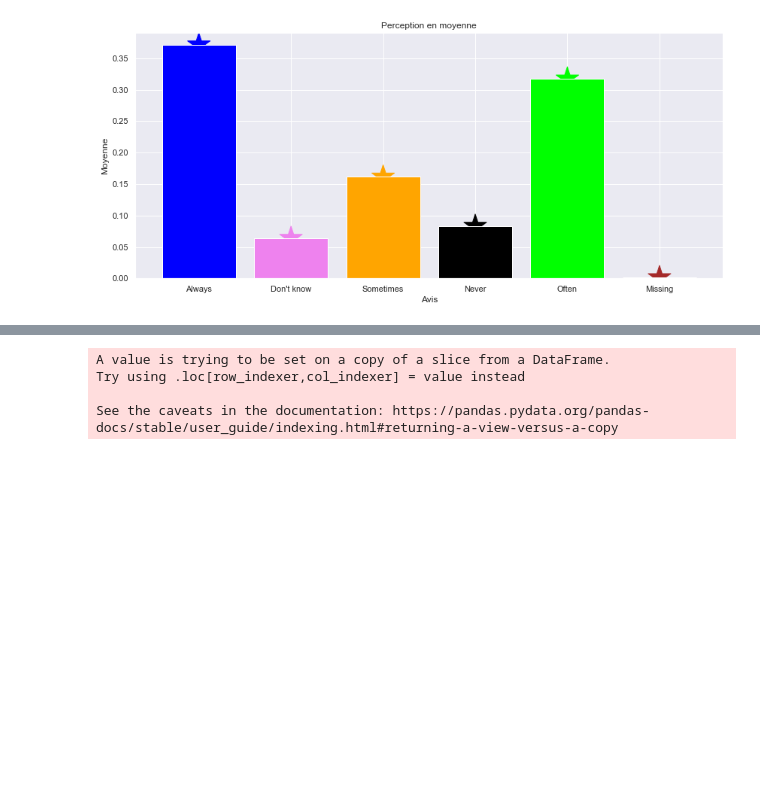
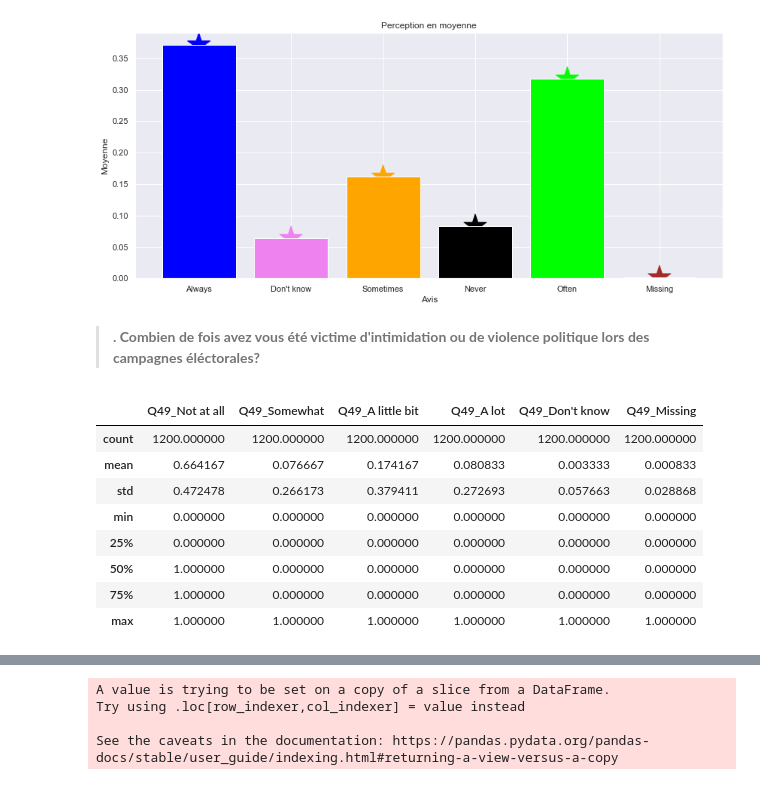
Before and after one commit to ikhalild/Data-analysis-with-python, a Jupyter notebook: manipulation.ipynb, the cells around one changed output, grey strips where cells are left out. Drawn from its saved outputs; the diff is of its cells as text; code cells hidden in the pictures; blank space fills up the shorter version.

Commit message:
Victime de violence politique en campagne électorale

```diff
--- a/manipulation.ipynb
+++ b/manipulation.ipynb
@@ -733,3 +733,18 @@ plt.ylabel("Moyenne")
 # %% [output]
 Text(0, 0.5, 'Moyenne')
 [figure]
+# %% [markdown]
+>**. Combien de fois avez vous été victime d'intimidation ou de violence politique lors des campagnes éléctorales?**
+# %%
+x7= data3_SEN1_with_dummies[["Q49_Not at all","Q49_Somewhat", "Q49_A little bit","Q49_A lot","Q49_Don't know","Q49_Missing"]].describe()
+x7
+# %% [output]
+|  | Q49_Not at all | Q49_Somewhat | Q49_A little bit | Q49_A lot | Q49_Don't know | Q49_Missing |
+| count | 1200.000000 | 1200.000000 | 1200.000000 | 1200.000000 | 1200.000000 | 1200.000000 |
+| mean | 0.664167 | 0.076667 | 0.174167 | 0.080833 | 0.003333 | 0.000833 |
+| std | 0.472478 | 0.266173 | 0.379411 | 0.272693 | 0.057663 | 0.028868 |
+| min | 0.000000 | 0.000000 | 0.000000 | 0.000000 | 0.000000 | 0.000000 |
+| 25% | 0.000000 | 0.000000 | 0.000000 | 0.000000 | 0.000000 | 0.000000 |
+| 50% | 1.000000 | 0.000000 | 0.000000 | 0.000000 | 0.000000 | 0.000000 |
+| 75% | 1.000000 | 0.000000 | 0.000000 | 0.000000 | 0.000000 | 0.000000 |
+| max | 1.000000 | 1.000000 | 1.000000 | 1.000000 | 1.000000 | 1.000000 |
```
Also changed, not shown: parts of 1 cell of this notebook.
